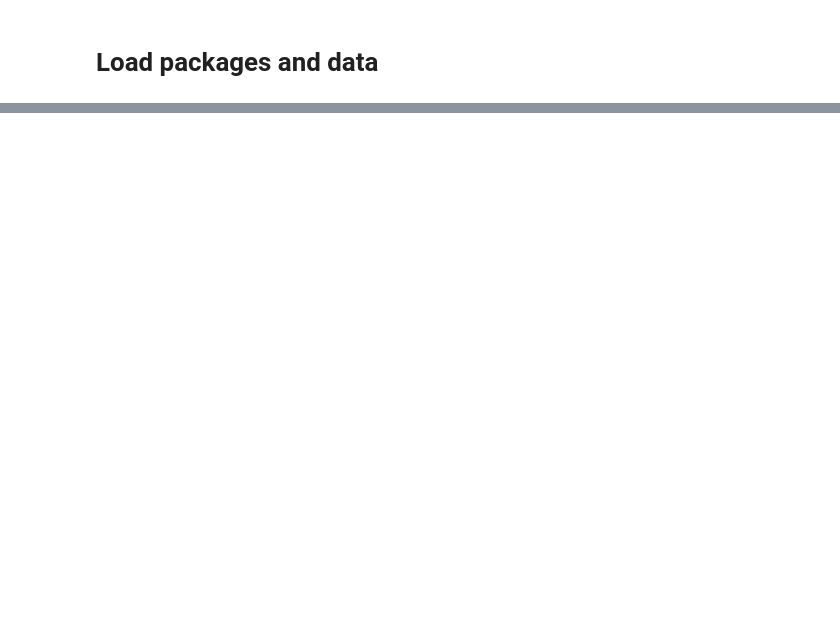
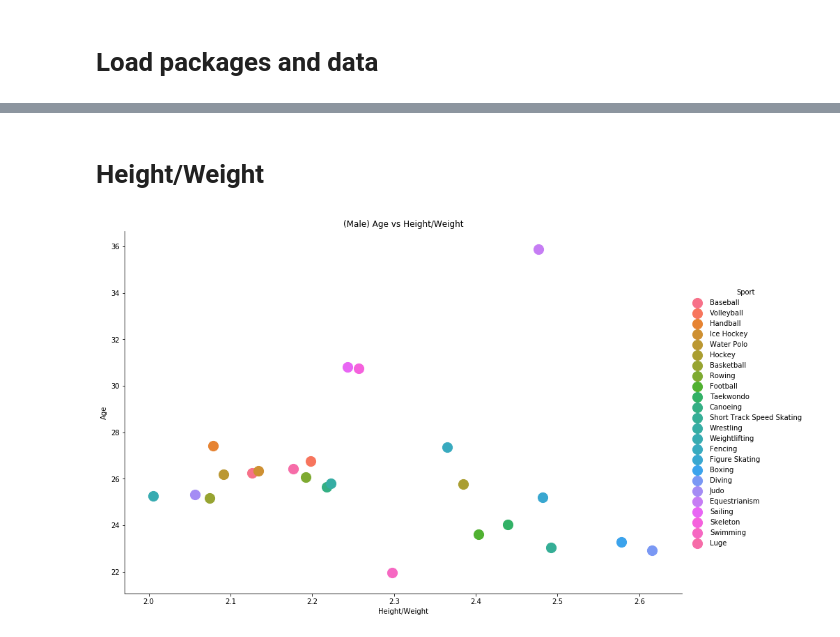
Before and after one commit to xericho/ECE143_Team23, a Jupyter notebook: Final_Project.ipynb, the cells around one changed output, grey strips where cells are left out. Saved outputs shown, nothing was run; the diff lists cells and outputs as text; code cells hidden in the pictures; blank space fills up the shorter version.

```diff
--- a/Final_Project.ipynb
+++ b/Final_Project.ipynb
@@ -127,0 +24,6 @@ Loading BokehJS ...
+# %% [markdown]
+# Height/Weight
+# %%
+ut.plot_male_age_hw(df)
+# %% [output]
+[figure, added]
```
Also changed, not shown: parts of 35 cells of this notebook, 4 other files.
